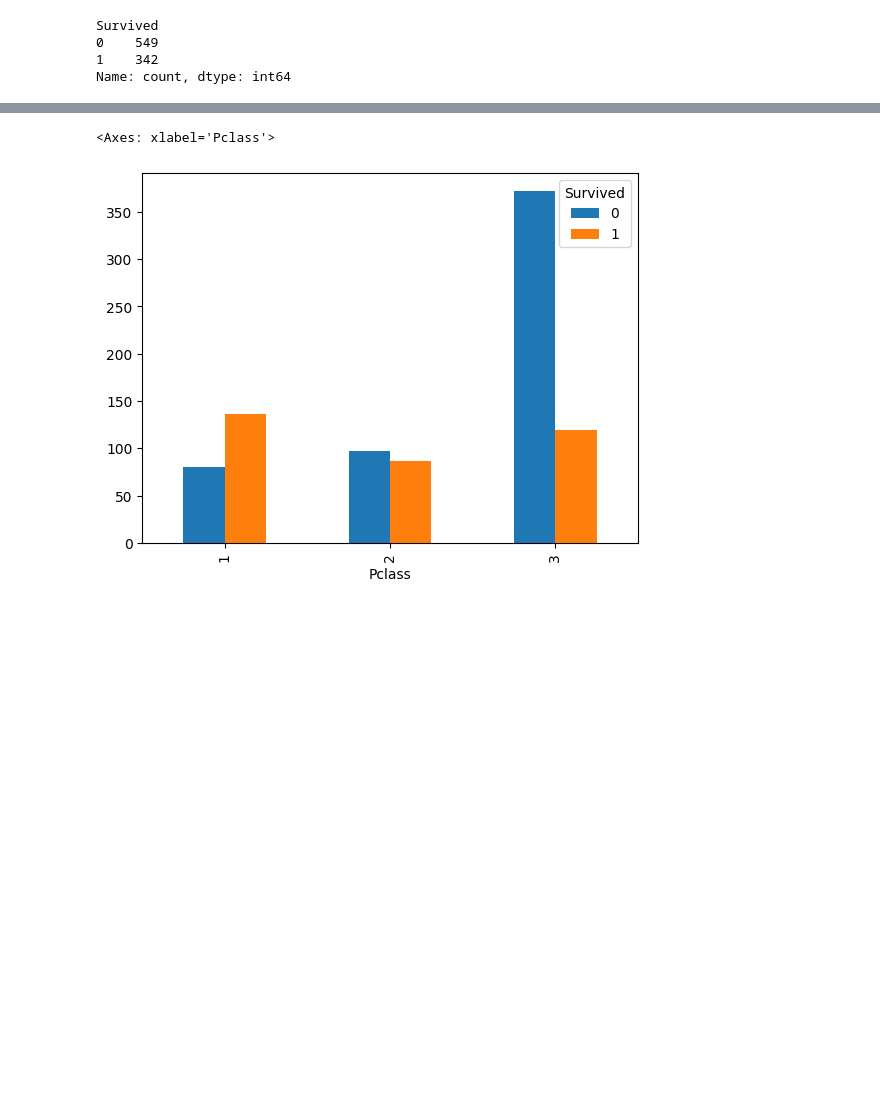
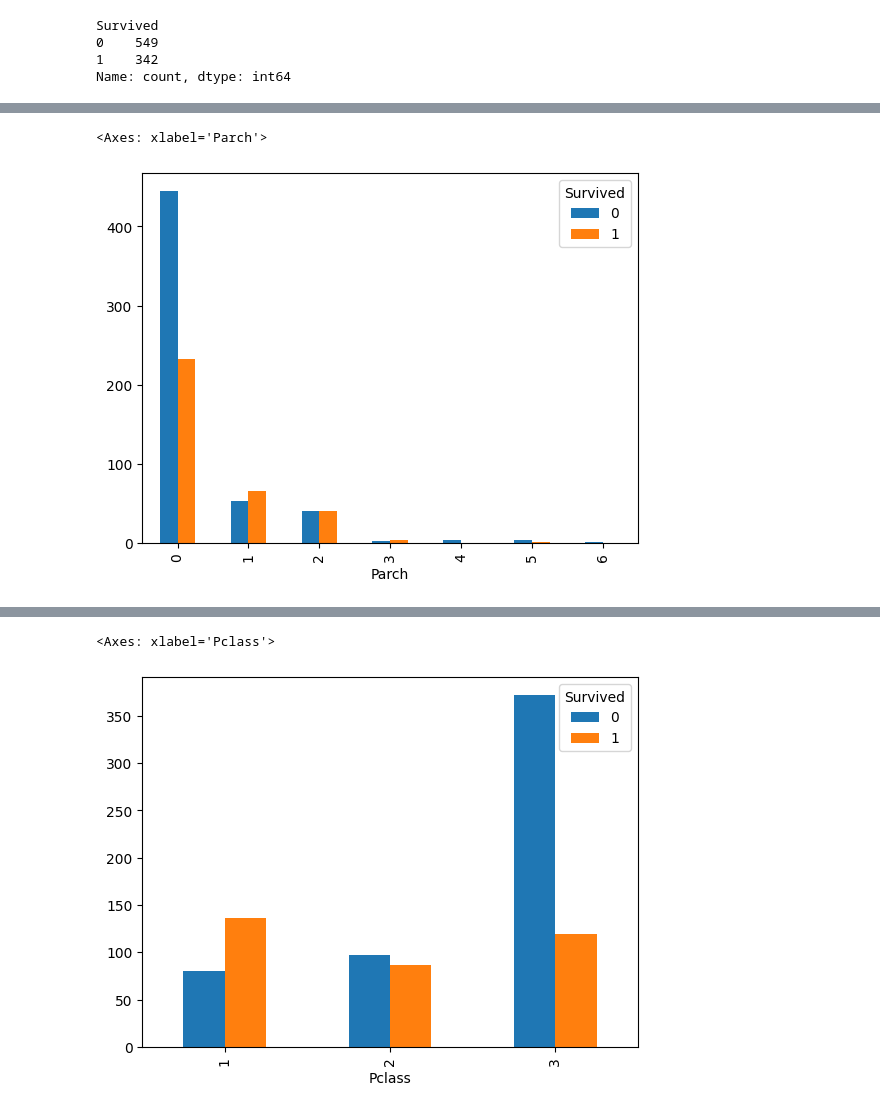
Before and after one commit to somya95/kaggle_titanic, a Jupyter notebook: feature_engineering.ipynb, the cells around one changed output, grey strips where cells are left out. Saved outputs shown, nothing was run; the diff lists cells and outputs as text; code cells hidden in the pictures; blank space fills up the shorter version.

```diff
--- a/feature_engineering.ipynb
+++ b/feature_engineering.ipynb
@@ -23,0 +46,10 @@ Name: count, dtype: int64
+# %%
+X['Sex'] = X['Sex'].apply(lambda x: 1 if x =='male' else 2)
+# %%
+
+X['Pclass_Sex'] = X['Pclass'].astype(str) + '_' + X['Sex']
+# %%
+X.groupby('Parch')['Survived'].value_counts().unstack().plot(kind='bar')
+# %% [output]
+<Axes: xlabel='Parch'>
+[figure, added]
```
Also changed, not shown: parts of 4 cells of this notebook, 1 other file.
